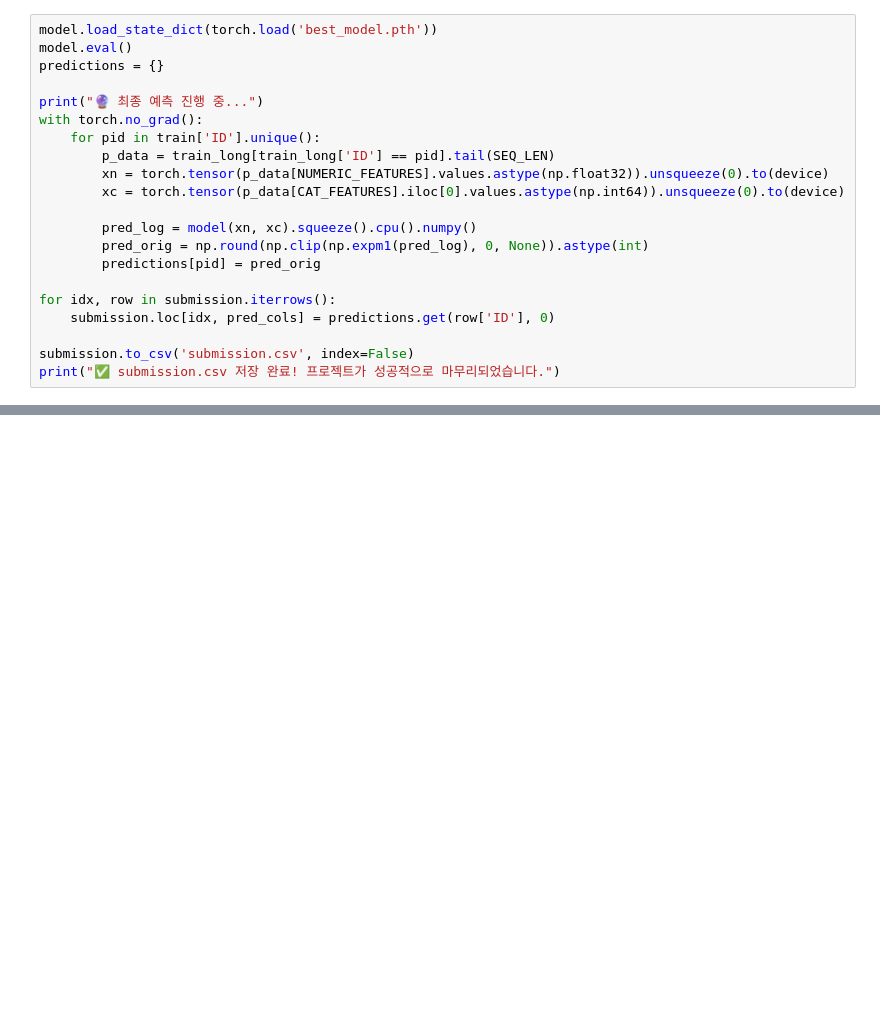
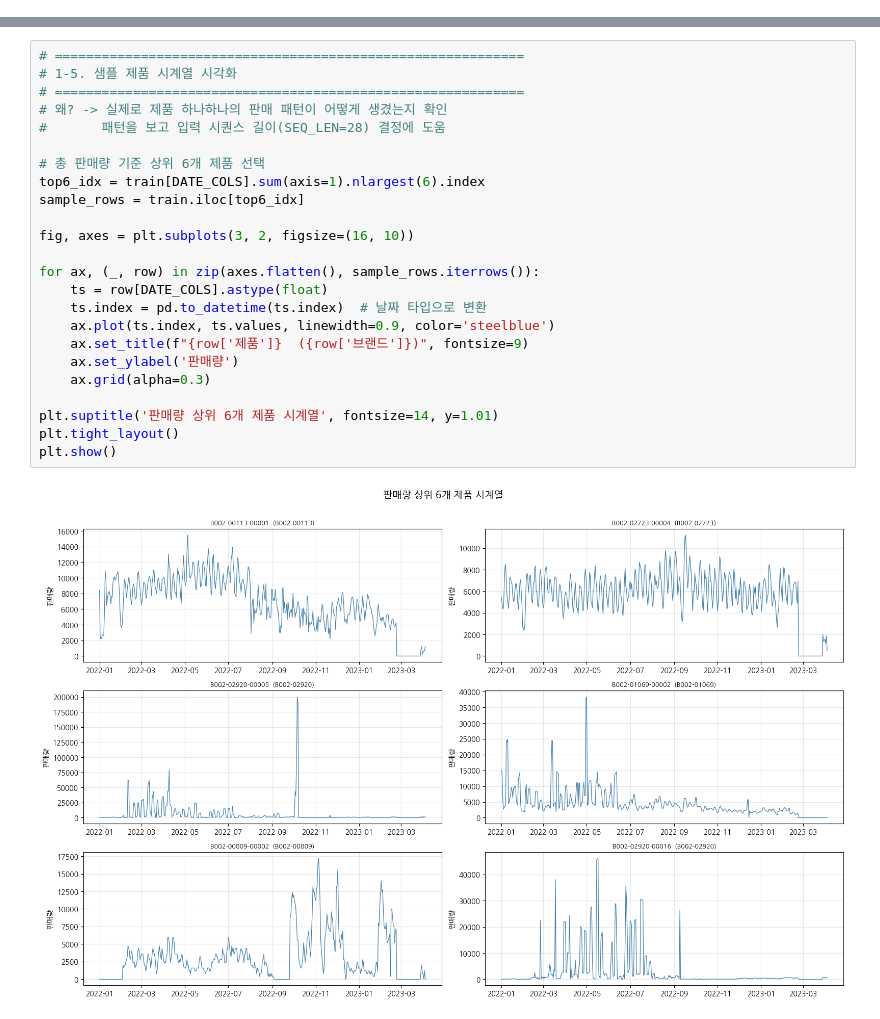
Before and after one commit to KittyNat123/Sales, a Jupyter notebook: 권희민/Sales_1.ipynb, the cells around one changed output, grey strips where cells are left out. Drawn from its saved outputs; the diff is of its cells as text; blank space fills up the shorter version.

```diff
--- a/권희민/Sales_1.ipynb
+++ b/권희민/Sales_1.ipynb
@@ -298,21 +0,0 @@ for epoch in range(10): # 예시를 위해 10 에폭만 설정
-# %%
-model.load_state_dict(torch.load('best_model.pth'))
-model.eval()
-predictions = {}
-
-print("🔮 최종 예측 진행 중...")
-with torch.no_grad():
-    for pid in train['ID'].unique():
-        p_data = train_long[train_long['ID'] == pid].tail(SEQ_LEN)
-        xn = torch.tensor(p_data[NUMERIC_FEATURES].values.astype(np.float32)).unsqueeze(0).to(device)
-        xc = torch.tensor(p_data[CAT_FEATURES].iloc[0].values.astype(np.int64)).unsqueeze(0).to(device)
-
-        pred_log = model(xn, xc).squeeze().cpu().numpy()
-        pred_orig = np.round(np.clip(np.expm1(pred_log), 0, None)).astype(int)
-        predictions[pid] = pred_orig
-
-for idx, row in submission.iterrows():
-    submission.loc[idx, pred_cols] = predictions.get(row['ID'], 0)
-
-submission.to_csv('submission.csv', index=False)
-print("✅ submission.csv 저장 완료! 프로젝트가 성공적으로 마무리되었습니다.")
@@ -318,0 +515,26 @@ print("✅ submission.csv 저장 완료! 프로젝트가 성공적으로 마무
+# %%
+# ============================================================
+# 1-5. 샘플 제품 시계열 시각화
+# ============================================================
+# 왜? -> 실제로 제품 하나하나의 판매 패턴이 어떻게 생겼는지 확인
+#       패턴을 보고 입력 시퀀스 길이(SEQ_LEN=28) 결정에 도움
+
+# 총 판매량 기준 상위 6개 제품 선택
+top6_idx = train[DATE_COLS].sum(axis=1).nlargest(6).index
+sample_rows = train.iloc[top6_idx]
+
+fig, axes = plt.subplots(3, 2, figsize=(16, 10))
+
+for ax, (_, row) in zip(axes.flatten(), sample_rows.iterrows()):
+    ts = row[DATE_COLS].astype(float)
+    ts.index = pd.to_datetime(ts.index)  # 날짜 타입으로 변환
+    ax.plot(ts.index, ts.values, linewidth=0.9, color='steelblue')
+    ax.set_title(f"{row['제품']}  ({row['브랜드']})", fontsize=9)
+    ax.set_ylabel('판매량')
+    ax.grid(alpha=0.3)
+
+plt.suptitle('판매량 상위 6개 제품 시계열', fontsize=14, y=1.01)
+plt.tight_layout()
+plt.show()
+# %% [output]
+[figure, added]
```
Also changed, not shown: parts of 65 cells of this notebook, 3 other files.
